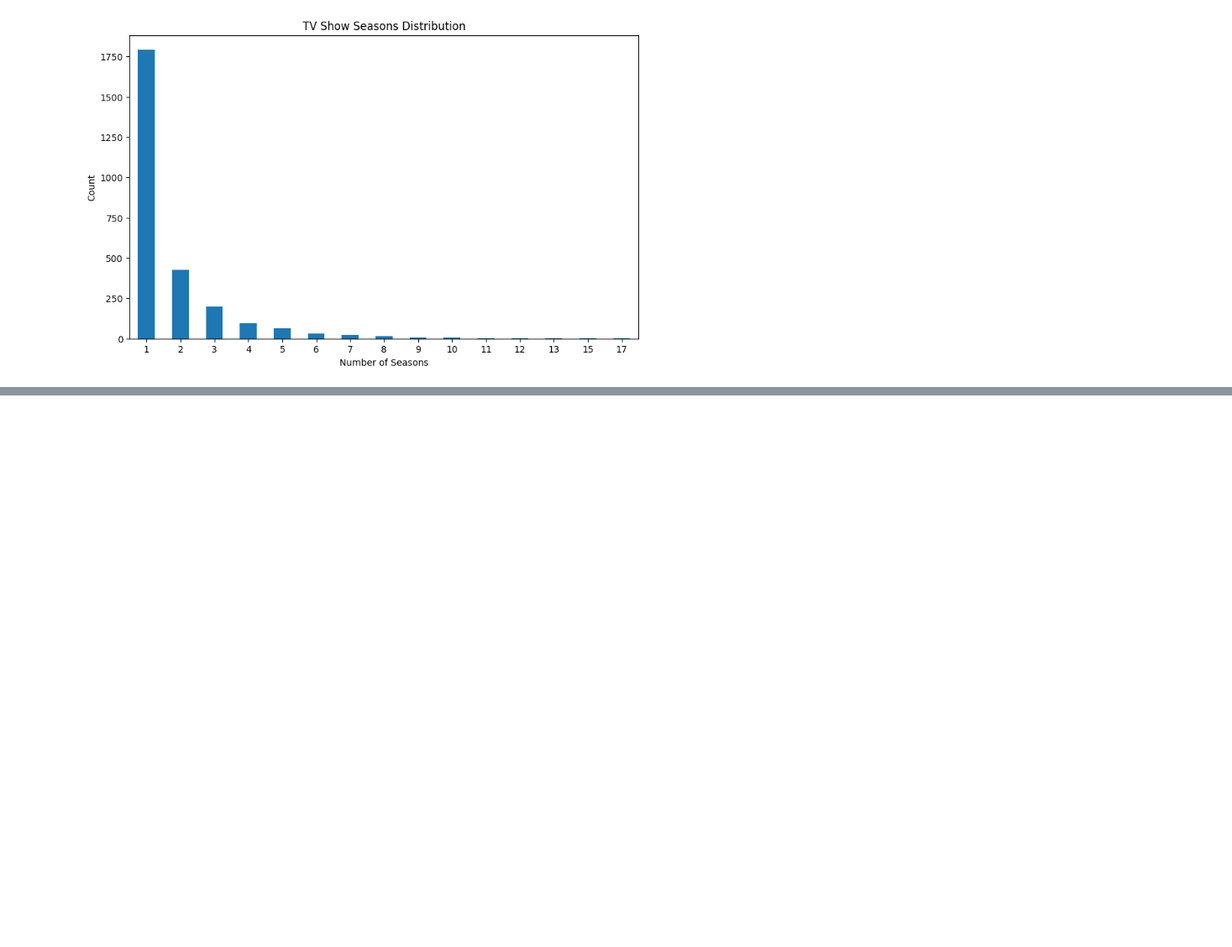
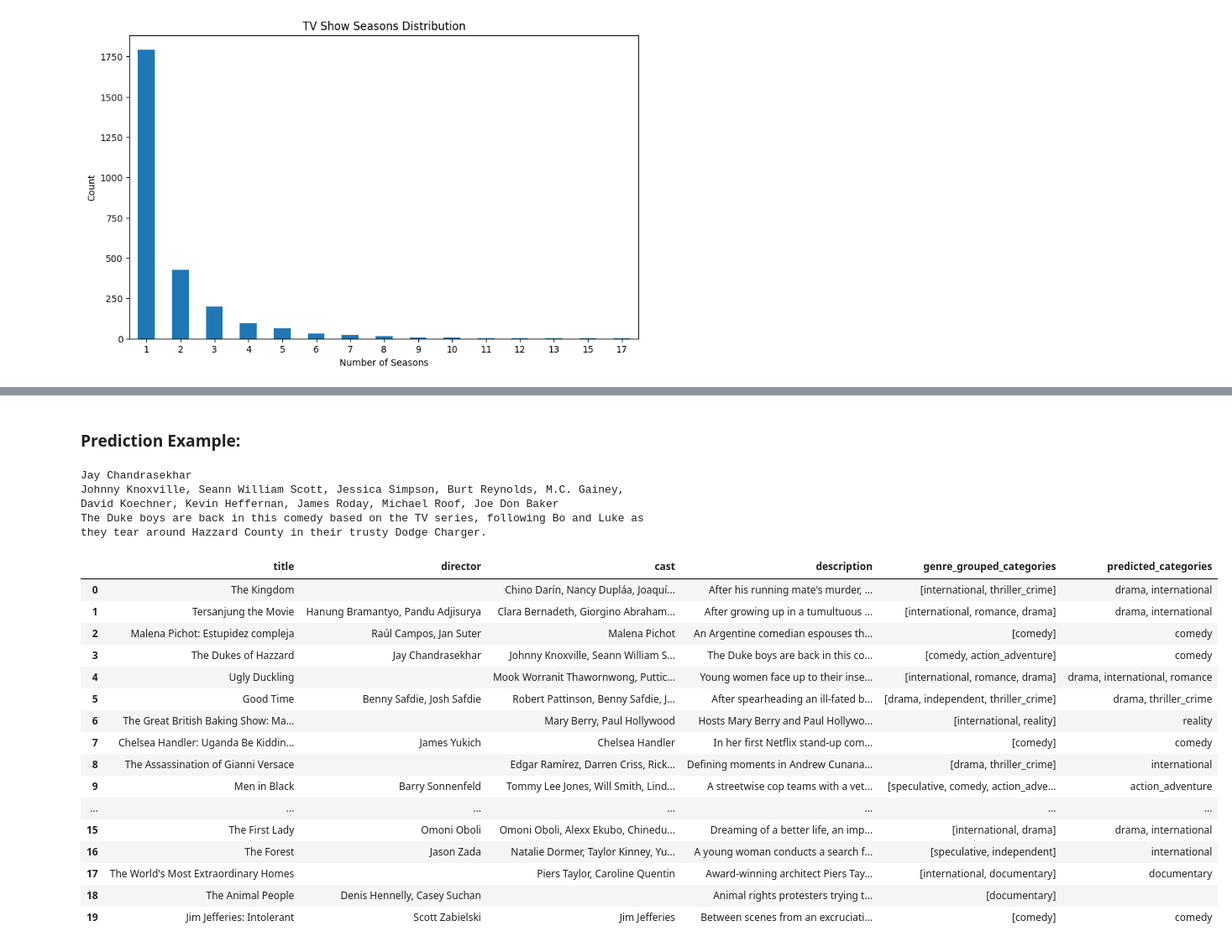
Before and after one commit to nramira/movie_category_clf, a Jupyter notebook: notebooks/eda.ipynb, the cells around one changed output, grey strips where cells are left out. Shown at 84% size. Cells and saved outputs as stored; diff of their text form; code cells hidden in the pictures; blank space fills up the shorter version.

```diff
--- a/notebooks/eda.ipynb
+++ b/notebooks/eda.ipynb
@@ -174,0 +768,39 @@ plt.show()
+# %% [markdown]
+### Prediction Example:
+# %%
+# Get index from sample
+df_pred = df_test.reset_index(drop=True).copy()
+
+# Predict categories
+y_pred = faster_mlp.predict(X_test)
+
+# Get real and predicted categories
+categories = mlb.inverse_transform(y_pred)
+df_pred["predicted_categories"] = pd.Series(categories).apply(lambda x: ", ".join(x))
+
+row = 3
+print(df_pred.loc[row, "director"])
+print(df_pred.loc[row, "cast"])
+print(df_pred.loc[row, "description"])
+df_pred[["title", "director", "cast", "description", "genre_grouped_categories", "predicted_categories"]].head(20)
+# %% [output]
+Jay Chandrasekhar
+Johnny Knoxville, Seann William Scott, Jessica Simpson, Burt Reynolds, M.C. Gainey, David Koechner, Kevin Heffernan, James Roday, Michael Roof, Joe Don Baker
+The Duke boys are back in this comedy based on the TV series, following Bo and Luke as they tear around Hazzard County in their trusty Dodge Charger.
+|  | title | director | cast | description | genre_grouped_categories | predicted_categories |
+| 0 | The Kingdom |  | Chino Darín, Nancy Dupláa, Joaquí... | After his running mate's murder, ... | [international, thriller_crime] | drama, international |
+| 1 | Tersanjung the Movie | Hanung Bramantyo, Pandu Adjisurya | Clara Bernadeth, Giorgino Abraham... | After growing up in a tumultuous ... | [international, romance, drama] | drama, international |
+| 2 | Malena Pichot: Estupidez compleja | Raúl Campos, Jan Suter | Malena Pichot | An Argentine comedian espouses th... | [comedy] | comedy |
+| 3 | The Dukes of Hazzard | Jay Chandrasekhar | Johnny Knoxville, Seann William S... | The Duke boys are back in this co... | [comedy, action_adventure] | comedy |
+| 4 | Ugly Duckling |  | Mook Worranit Thawornwong, Puttic... | Young women face up to their inse... | [international, romance, drama] | drama, international, romance |
+| 5 | Good Time | Benny Safdie, Josh Safdie | Robert Pattinson, Benny Safdie, J... | After spearheading an ill-fated b... | [drama, independent, thriller_crime] | drama, thriller_crime |
+| 6 | The Great British Baking Show: Ma... |  | Mary Berry, Paul Hollywood | Hosts Mary Berry and Paul Hollywo... | [international, reality] | reality |
+| 7 | Chelsea Handler: Uganda Be Kiddin... | James Yukich | Chelsea Handler | In her first Netflix stand-up com... | [comedy] | comedy |
+| 8 | The Assassination of Gianni Versace |  | Edgar Ramírez, Darren Criss, Rick... | Defining moments in Andrew Cunana... | [drama, thriller_crime] | international |
+| 9 | Men in Black | Barry Sonnenfeld | Tommy Lee Jones, Will Smith, Lind... | A streetwise cop teams with a vet... | [speculative, comedy, action_adve... | action_adventure |
+| ... | ... | ... | ... | ... | ... | ... |
+| 15 | The First Lady | Omoni Oboli | Omoni Oboli, Alexx Ekubo, Chinedu... | Dreaming of a better life, an imp... | [international, drama] | drama, international |
+| 16 | The Forest | Jason Zada | Natalie Dormer, Taylor Kinney, Yu... | A young woman conducts a search f... | [speculative, independent] | international |
+| 17 | The World's Most Extraordinary Homes |  | Piers Taylor, Caroline Quentin | Award-winning architect Piers Tay... | [international, documentary] | documentary |
+| 18 | The Animal People | Denis Hennelly, Casey Suchan |  | Animal rights protesters trying t... | [documentary] |  |
+| 19 | Jim Jefferies: Intolerant | Scott Zabielski | Jim Jefferies | Between scenes from an excruciati... | [comedy] | comedy |
```
Also changed, not shown: parts of 26 cells of this notebook.
